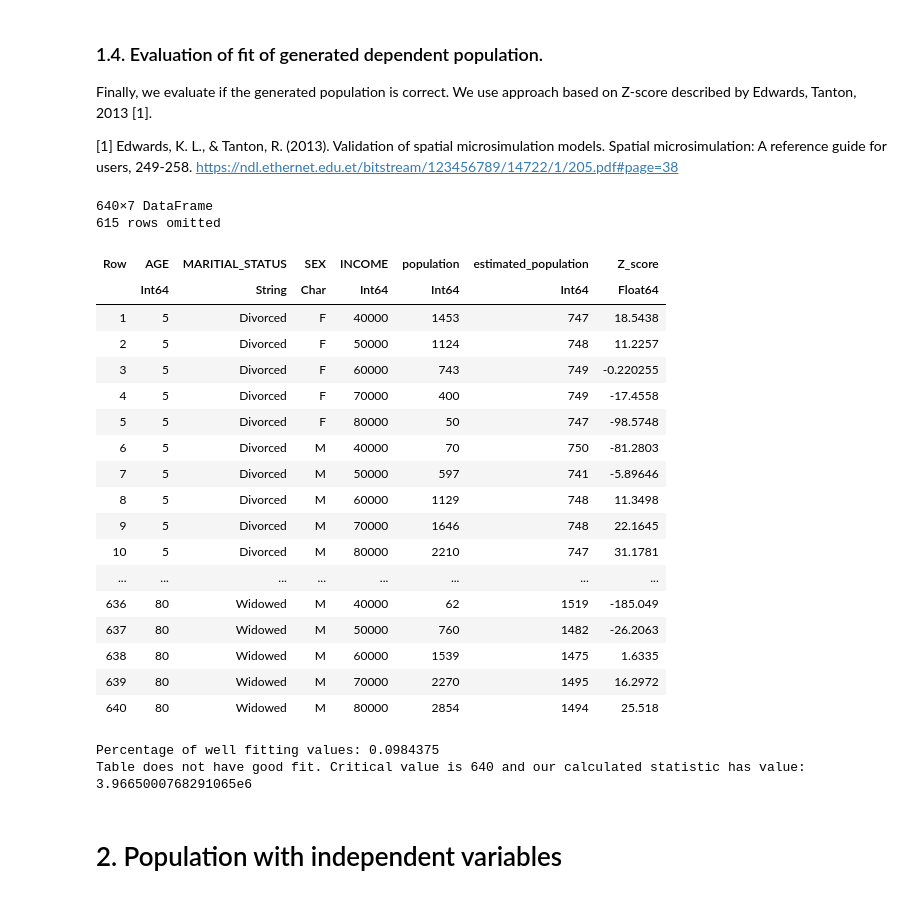
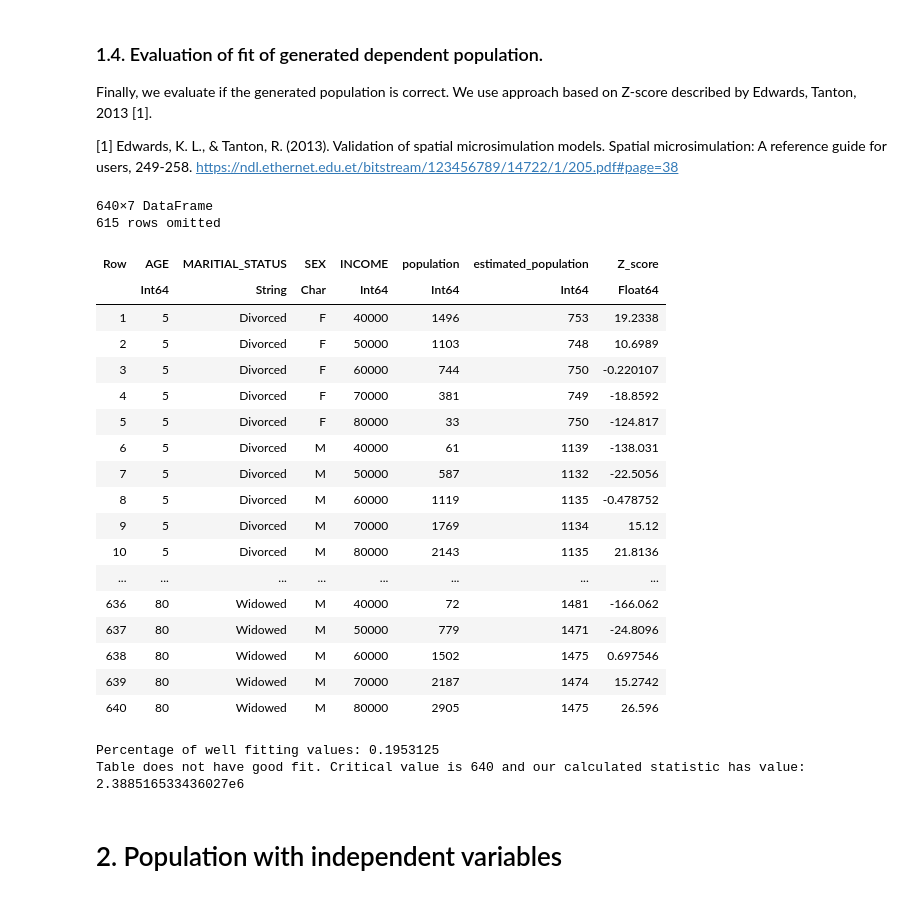
Before and after one commit to mkloe/SyntheticPopulation.jl, a Jupyter notebook: notebooks/evaluation_new.ipynb, the cells around one changed output. Saved outputs shown, nothing was run; the diff lists cells and outputs as text; code cells hidden in the pictures.

```diff
--- a/notebooks/evaluation_new.ipynb
+++ b/notebooks/evaluation_new.ipynb
@@ -93,7 +93,6 @@ dependent_age_sex, dependent_sex_maritial, dependent_income = map(x -> rename!(x
 Then, we use our algorithm to estimate joint distribution of the marginal attributes.
 # %%
 #dependent population
-generated_dependent_population, aggregated_population = generate_joint_distributions(dependent_age_sex, dependent_sex_maritial, dependent_income)
-generated_dependent_population.:population = aggregated_population.:population
-generated_dependent_population[:, Not(:id)]
+generated_dependent_aggregated_population = generate_joint_distributions(dependent_age_sex, dependent_sex_maritial, dependent_income)
+generated_dependent_aggregated_population = generated_dependent_aggregated_population[:, Not(:id)]
 # %% [output]
@@ -128,36 +131,36 @@ Finally, we evaluate if the generated population is correct. We use approach bas
 
 [1] Edwards, K. L., & Tanton, R. (2013). Validation of spatial microsimulation models. Spatial microsimulation: A reference guide for users, 249-258. https://ndl.ethernet.edu.et/bitstream/123456789/14722/1/205.pdf#page=38
 # %%
-sort!(generated_dependent_population)
+sort!(generated_dependent_aggregated_population)
 sort!(dependent_population)
-dependent_population.:estimated_population = generated_dependent_population.:population
+dependent_population.:estimated_population = generated_dependent_aggregated_population.:population
 
 p = dependent_population.:population/sum(dependent_population.:population)
 t = dependent_population.:estimated_population/sum(dependent_population.:population)
 N = sum(dependent_population.:population)
 dependent_population.:Z_score = (p .- t) ./ sqrt.((p .* (1 .- p)) ./ N)
 dependent_population
 # %% [output]
 640×7 DataFrame
 615 rows omitted
 | Row | AGE | MARITIAL_STATUS | SEX | INCOME | population | estimated_population | Z_score |
 |  | Int64 | String | Char | Int64 | Int64 | Int64 | Float64 |
-| 1 | 5 | Divorced | F | 40000 | 1453 | 747 | 18.5438 |
-| 2 | 5 | Divorced | F | 50000 | 1124 | 748 | 11.2257 |
-| 3 | 5 | Divorced | F | 60000 | 743 | 749 | -0.220255 |
-| 4 | 5 | Divorced | F | 70000 | 400 | 749 | -17.4558 |
-| 5 | 5 | Divorced | F | 80000 | 50 | 747 | -98.5748 |
-| 6 | 5 | Divorced | M | 40000 | 70 | 750 | -81.2803 |
-| 7 | 5 | Divorced | M | 50000 | 597 | 741 | -5.89646 |
-| 8 | 5 | Divorced | M | 60000 | 1129 | 748 | 11.3498 |
-| 9 | 5 | Divorced | M | 70000 | 1646 | 748 | 22.1645 |
-| 10 | 5 | Divorced | M | 80000 | 2210 | 747 | 31.1781 |
+| 1 | 5 | Divorced | F | 40000 | 1496 | 753 | 19.2338 |
+| 2 | 5 | Divorced | F | 50000 | 1103 | 748 | 10.6989 |
+| 3 | 5 | Divorced | F | 60000 | 744 | 750 | -0.220107 |
+| 4 | 5 | Divorced | F | 70000 | 381 | 749 | -18.8592 |
+| 5 | 5 | Divorced | F | 80000 | 33 | 750 | -124.817 |
+| 6 | 5 | Divorced | M | 40000 | 61 | 1139 | -138.031 |
+| 7 | 5 | Divorced | M | 50000 | 587 | 1132 | -22.5056 |
+| 8 | 5 | Divorced | M | 60000 | 1119 | 1135 | -0.478752 |
+| 9 | 5 | Divorced | M | 70000 | 1769 | 1134 | 15.12 |
+| 10 | 5 | Divorced | M | 80000 | 2143 | 1135 | 21.8136 |
 | ... | ... | ... | ... | ... | ... | ... | ... |
-| 636 | 80 | Widowed | M | 40000 | 62 | 1519 | -185.049 |
-| 637 | 80 | Widowed | M | 50000 | 760 | 1482 | -26.2063 |
-| 638 | 80 | Widowed | M | 60000 | 1539 | 1475 | 1.6335 |
-| 639 | 80 | Widowed | M | 70000 | 2270 | 1495 | 16.2972 |
-| 640 | 80 | Widowed | M | 80000 | 2854 | 1494 | 25.518 |
+| 636 | 80 | Widowed | M | 40000 | 72 | 1481 | -166.062 |
+| 637 | 80 | Widowed | M | 50000 | 779 | 1471 | -24.8096 |
+| 638 | 80 | Widowed | M | 60000 | 1502 | 1475 | 0.697546 |
+| 639 | 80 | Widowed | M | 70000 | 2187 | 1474 | 15.2742 |
+| 640 | 80 | Widowed | M | 80000 | 2905 | 1475 | 26.596 |
 # %%
 #percentage of well-fitting values
 wfv = count(i -> (-1.96<i<1.96), dependent_population.Z_score) / nrow(dependent_population)
@@ -167,8 +170,8 @@ print("Percentage of well fitting values: ", wfv, "\n")
 cv = sum(dependent_population.Z_score .^ 2) #much more than critical value for chi2 with 640 degrees of freedem -> bad fit
 print("Table does not have good fit. Critical value is 640 and our calculated statistic has value: ", cv)
 # %% [output]
-Percentage of well fitting values: 0.0984375
-Table does not have good fit. Critical value is 640 and our calculated statistic has value: 3.9665000768291065e6
+Percentage of well fitting values: 0.1953125
+Table does not have good fit. Critical value is 640 and our calculated statistic has value: 2.388516533436027e6
 # %% [markdown]
 # 2. Population with independent variables
 # %% [markdown]
```
Also changed, not shown: parts of 8 cells of this notebook, 5 other files.
